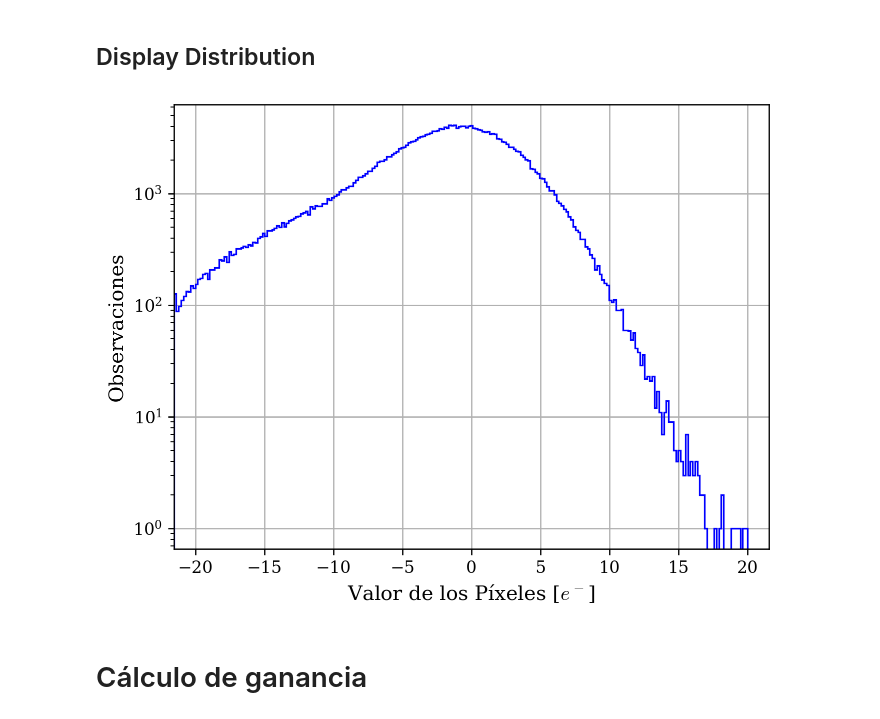
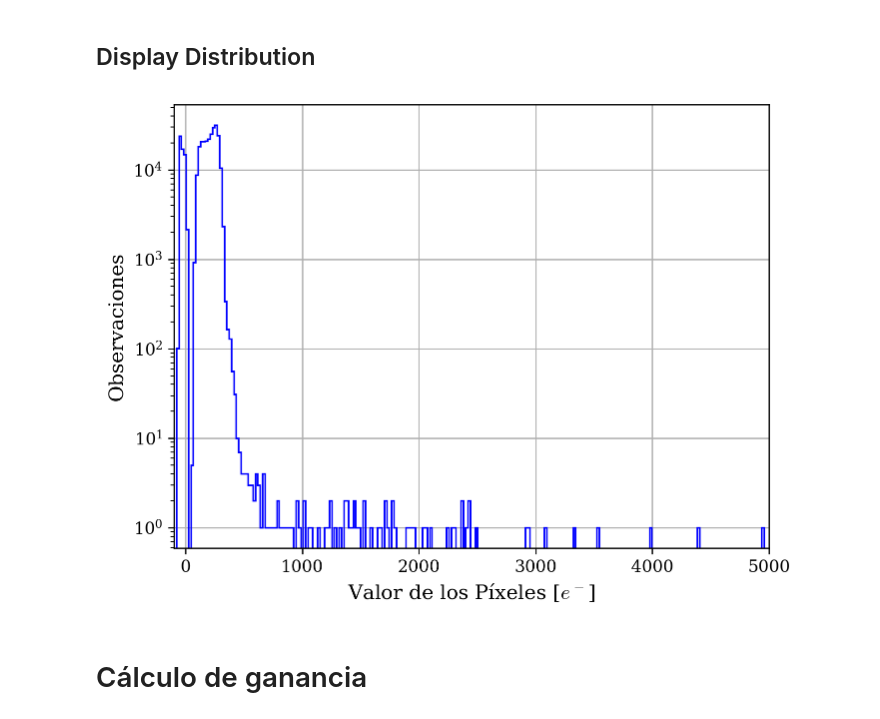
Before and after one commit to agustinbrusco/LAMBDA_Hub, a Jupyter notebook: skipper_image_analysis/image_read_test.ipynb, the cells around one changed output. Saved outputs shown, nothing was run; the diff lists cells and outputs as text; code cells hidden in the pictures.

```diff
--- a/skipper_image_analysis/image_read_test.ipynb
+++ b/skipper_image_analysis/image_read_test.ipynb
@@ -81,0 +87,21 @@ test_image
+# %%
+data_dir = 'skipper_data/TRAPS/19OCT2023'
+sgn_files = {
+    0.10: "proc_skp_shut_open_oled1row_sgn_NSAMP5_NROW879_NCOL336_EXPOSURE0.1_img20.fits",
+    0.25: "proc_skp_shut_open_oled1row_sgn_NSAMP5_NROW879_NCOL336_EXPOSURE0.25_img23.fits",
+    0.50: "proc_skp_shut_open_oled1row_sgn_NSAMP5_NROW879_NCOL336_EXPOSURE0.5_img26.fits",
+    0.75: "proc_skp_shut_open_oled1row_sgn_NSAMP5_NROW879_NCOL336_EXPOSURE0.75_img29.fits",
+    1.00: "proc_skp_shut_open_oled1row_sgn_NSAMP5_NROW879_NCOL336_EXPOSURE1.0_img32.fits",
+    1.25: "proc_skp_shut_open_oled1row_sgn_NSAMP5_NROW879_NCOL336_EXPOSURE1.25_img35.fits",
+}
+bkg_files = {
+    0.10: 'proc_skp_shut_open_oled1row_bkg_NSAMP5_NROW879_NCOL336_EXPOSURE0.1_img19.fits',
+    0.25: 'proc_skp_shut_open_oled1row_bkg_NSAMP5_NROW879_NCOL336_EXPOSURE0.25_img22.fits',
+    0.50: 'proc_skp_shut_open_oled1row_bkg_NSAMP5_NROW879_NCOL336_EXPOSURE0.5_img25.fits',
+    0.75: 'proc_skp_shut_open_oled1row_bkg_NSAMP5_NROW879_NCOL336_EXPOSURE0.75_img28.fits',
+    1.00: 'proc_skp_shut_open_oled1row_bkg_NSAMP5_NROW879_NCOL336_EXPOSURE1.0_img31.fits',
+    1.25: 'proc_skp_shut_open_oled1row_bkg_NSAMP5_NROW879_NCOL336_EXPOSURE1.25_img34.fits',
+}
+e_time = 0.1
+test_image = fits.open(f'{data_dir}/{sgn_files[e_time]}')
+print(f"\nLoaded {sgn_files[e_time]}\n")
@@ -135,41 +166,44 @@ plt.show()
 # %% [markdown]
 ## Display Distribution
 # %%
-min_val = -5e3
-tope = 5e3
+min_val = -100  # e⁻
+tope = 5000  # e⁻
 n_bins = 250
 
 ganancia = {
     0: 210,
     1: 232,
     2: 207,
     3: 159
 }
 
-#test_data = np.concatenate([test_image[frame].data.flatten() for frame in range(4)])
+#test_data = np.concatenate([fixed_image[frame].data.flatten() for frame in range(4)])
 frame_idx = 1
-test_data = test_image[frame_idx].data.flatten()
+test_data = fixed_image[frame_idx].data.flatten()
 fig, ax = plt.subplots(1, 1)
 if min_val is None:
     min_val = np.nanmin(test_data)
 if tope is None:
     tope = np.nanmax(test_data)
 cuentas, valores, _ = ax.hist(
-    test_data[(test_data > min_val) & (test_data < tope)] / ganancia[frame_idx],
-    bins=np.linspace(min_val, tope, n_bins) / ganancia[frame_idx],
+    test_data[
+        (test_data > min_val * ganancia[frame_idx])
+        & (test_data < tope * ganancia[frame_idx])
+    ] / ganancia[frame_idx],
+    bins=np.linspace(min_val, tope, n_bins),
     histtype="step",
     color="blue",
 
 )
 ax.grid(True)
 ax.set_yscale("log")
 # ax.set_yticks(10**np.arange(5))
-ax.set_xlim(min_val/ ganancia[frame_idx], tope/ ganancia[frame_idx])
+ax.set_xlim(min_val, tope)
 ax.set_xlabel("Valor de los Píxeles [$e^-$]")
 ax.set_ylabel("Observaciones")
 plt.show()
 # %% [output]
-[figure, old version]
+[figure, new version]
 # %% [markdown]
 # Cálculo de ganancia
 # %%
```
Also changed, not shown: parts of 5 cells of this notebook, 1 other file.
